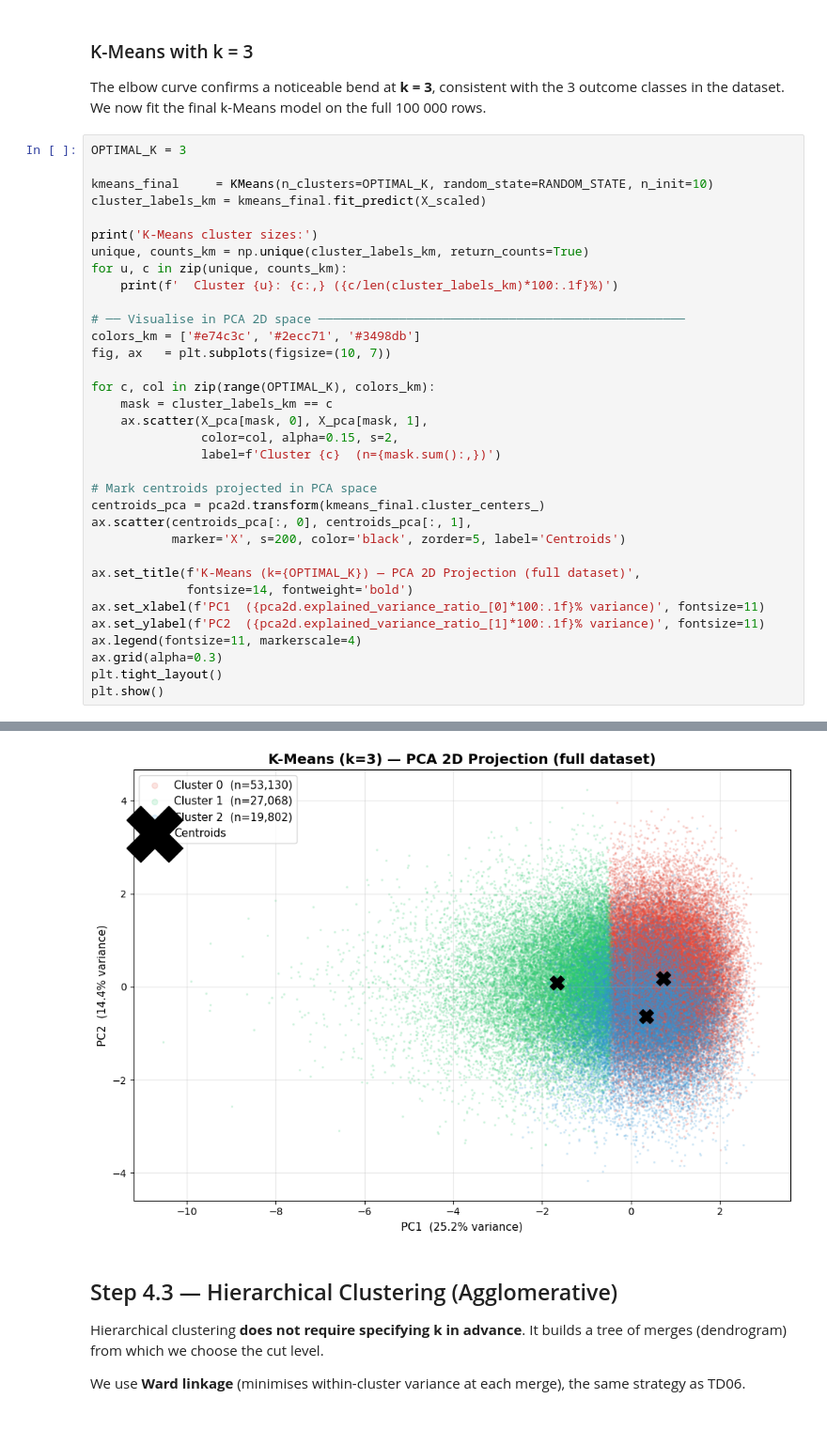
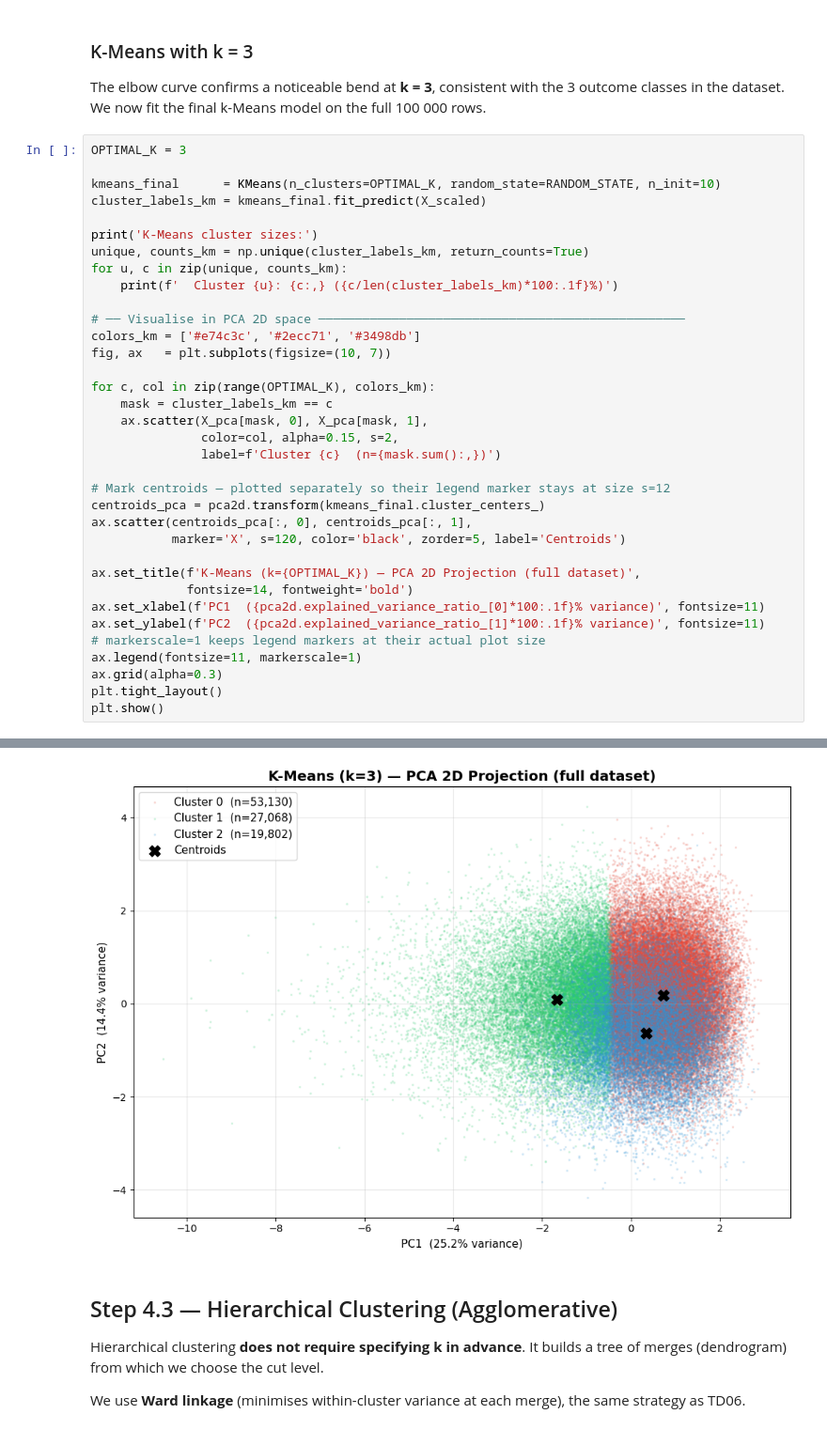
Before and after one commit to Clement-NI/Machine_learning_project_kaggle_start_up_success_data, a Jupyter notebook: scientificProject1/task.ipynb, the cells around one changed output, grey strips where cells are left out. Shown at 94% size. Cells and saved outputs as stored; diff of their text form.

Commit message:
Fix oversized centroid X marker in k-Means legend
- markerscale=4 was scaling the X marker to 4x its already large s=200 size
- Changed to markerscale=1 and reduced centroid s=200 to s=120
- Legend now shows proportional marker sizes

https://claude.ai/code/session_01QhGjCchUC55W7pMvffa1Aj

```diff
--- a/scientificProject1/task.ipynb
+++ b/scientificProject1/task.ipynb
@@ -1004,43 +1004,44 @@ We now fit the final k-Means model on the full 100 000 rows.
 # %%
 OPTIMAL_K = 3
 
-kmeans_final     = KMeans(n_clusters=OPTIMAL_K, random_state=RANDOM_STATE, n_init=10)
+kmeans_final      = KMeans(n_clusters=OPTIMAL_K, random_state=RANDOM_STATE, n_init=10)
 cluster_labels_km = kmeans_final.fit_predict(X_scaled)
 
 print('K-Means cluster sizes:')
 unique, counts_km = np.unique(cluster_labels_km, return_counts=True)
 for u, c in zip(unique, counts_km):
     print(f'  Cluster {u}: {c:,} ({c/len(cluster_labels_km)*100:.1f}%)')
 
 # ── Visualise in PCA 2D space ──────────────────────────────────────────────────
 colors_km = ['#e74c3c', '#2ecc71', '#3498db']
 fig, ax   = plt.subplots(figsize=(10, 7))
 
 for c, col in zip(range(OPTIMAL_K), colors_km):
     mask = cluster_labels_km == c
     ax.scatter(X_pca[mask, 0], X_pca[mask, 1],
                color=col, alpha=0.15, s=2,
                label=f'Cluster {c}  (n={mask.sum():,})')
 
-# Mark centroids projected in PCA space
+# Mark centroids — plotted separately so their legend marker stays at size s=12
 centroids_pca = pca2d.transform(kmeans_final.cluster_centers_)
 ax.scatter(centroids_pca[:, 0], centroids_pca[:, 1],
-           marker='X', s=200, color='black', zorder=5, label='Centroids')
+           marker='X', s=120, color='black', zorder=5, label='Centroids')
 
 ax.set_title(f'K-Means (k={OPTIMAL_K}) — PCA 2D Projection (full dataset)',
              fontsize=14, fontweight='bold')
 ax.set_xlabel(f'PC1  ({pca2d.explained_variance_ratio_[0]*100:.1f}% variance)', fontsize=11)
 ax.set_ylabel(f'PC2  ({pca2d.explained_variance_ratio_[1]*100:.1f}% variance)', fontsize=11)
-ax.legend(fontsize=11, markerscale=4)
+# markerscale=1 keeps legend markers at their actual plot size
+ax.legend(fontsize=11, markerscale=1)
 ax.grid(alpha=0.3)
 plt.tight_layout()
 plt.show()
 # %% [output]
 K-Means cluster sizes:
   Cluster 0: 53,130 (53.1%)
   Cluster 1: 27,068 (27.1%)
   Cluster 2: 19,802 (19.8%)
-[figure, old version]
+[figure, new version]
 # %% [markdown]
 ## Step 4.3 — Hierarchical Clustering (Agglomerative)
 
```
